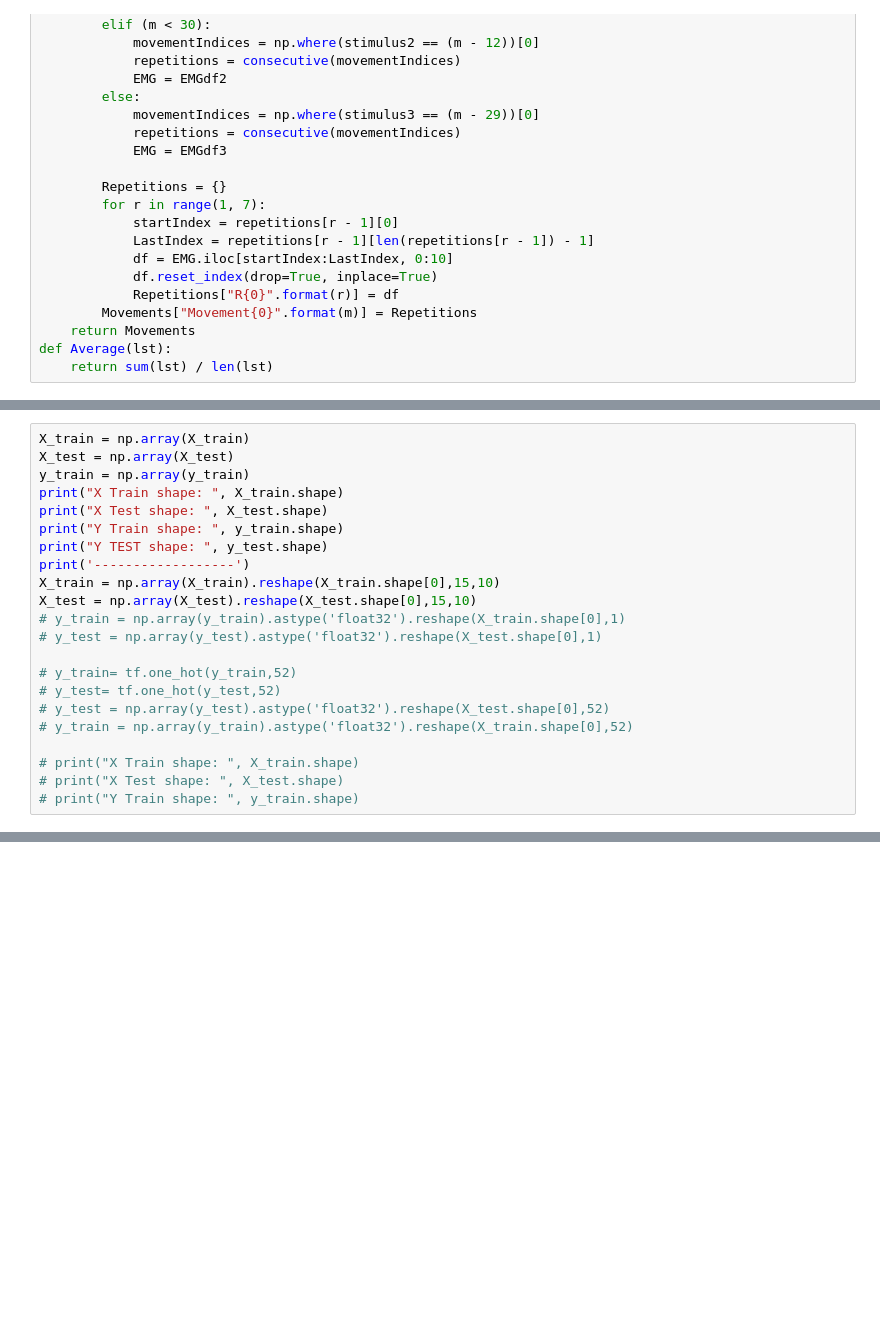
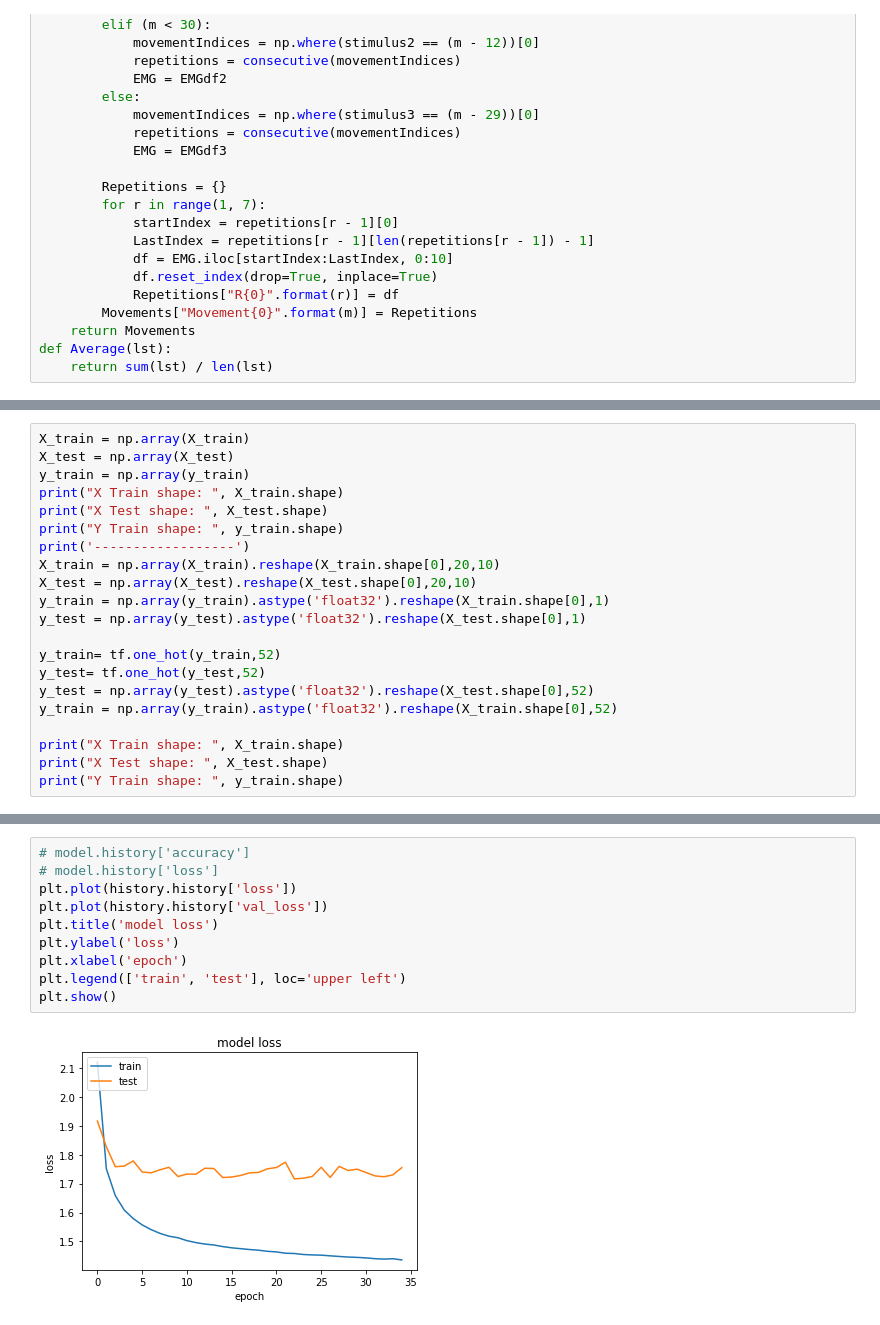
Before and after one commit to allaaamr/Bachelor_Identify-Moevements-EMG, a Jupyter notebook: main_cnn_2.ipynb, the cells around one changed output, grey strips where cells are left out. Drawn from its saved outputs; the diff is of its cells as text; blank space fills up the shorter version.

```diff
--- a/main_cnn_2.ipynb
+++ b/main_cnn_2.ipynb
@@ -138,19 +140,18 @@ y_train = np.array(y_train)
 print("X Train shape: ", X_train.shape)
 print("X Test shape: ", X_test.shape)
 print("Y Train shape: ", y_train.shape)
-print("Y TEST shape: ", y_test.shape)
 print('------------------')
-X_train = np.array(X_train).reshape(X_train.shape[0],15,10)
-X_test = np.array(X_test).reshape(X_test.shape[0],15,10)
-# y_train = np.array(y_train).astype('float32').reshape(X_train.shape[0],1)
-# y_test = np.array(y_test).astype('float32').reshape(X_test.shape[0],1)
+X_train = np.array(X_train).reshape(X_train.shape[0],20,10)
+X_test = np.array(X_test).reshape(X_test.shape[0],20,10)
+y_train = np.array(y_train).astype('float32').reshape(X_train.shape[0],1)
+y_test = np.array(y_test).astype('float32').reshape(X_test.shape[0],1)
 
-# y_train= tf.one_hot(y_train,52)
-# y_test= tf.one_hot(y_test,52)
-# y_test = np.array(y_test).astype('float32').reshape(X_test.shape[0],52)
-# y_train = np.array(y_train).astype('float32').reshape(X_train.shape[0],52)
+y_train= tf.one_hot(y_train,52)
+y_test= tf.one_hot(y_test,52)
+y_test = np.array(y_test).astype('float32').reshape(X_test.shape[0],52)
+y_train = np.array(y_train).astype('float32').reshape(X_train.shape[0],52)
 
-# print("X Train shape: ", X_train.shape)
-# print("X Test shape: ", X_test.shape)
-# print("Y Train shape: ", y_train.shape)
+print("X Train shape: ", X_train.shape)
+print("X Test shape: ", X_test.shape)
+print("Y Train shape: ", y_train.shape)
 # %% [output]
@@ -246,0 +283,12 @@ model.history['loss']
+# %%
+# model.history['accuracy']
+# model.history['loss']
+plt.plot(history.history['loss'])
+plt.plot(history.history['val_loss'])
+plt.title('model loss')
+plt.ylabel('loss')
+plt.xlabel('epoch')
+plt.legend(['train', 'test'], loc='upper left')
+plt.show()
+# %% [output]
+[figure, added]
```
Also changed, not shown: parts of 9 cells of this notebook, 5 other files.
